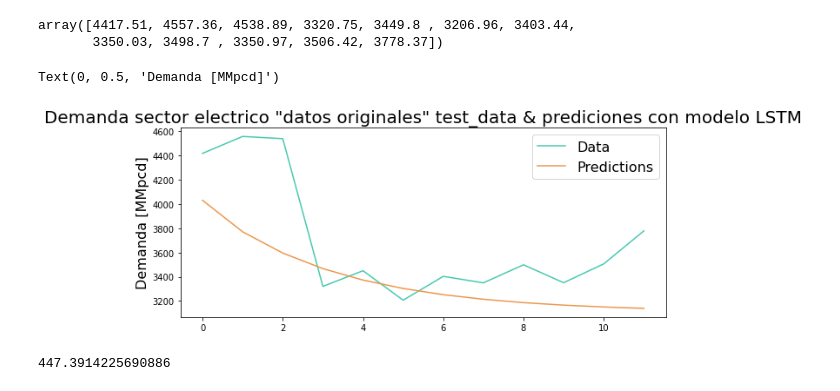
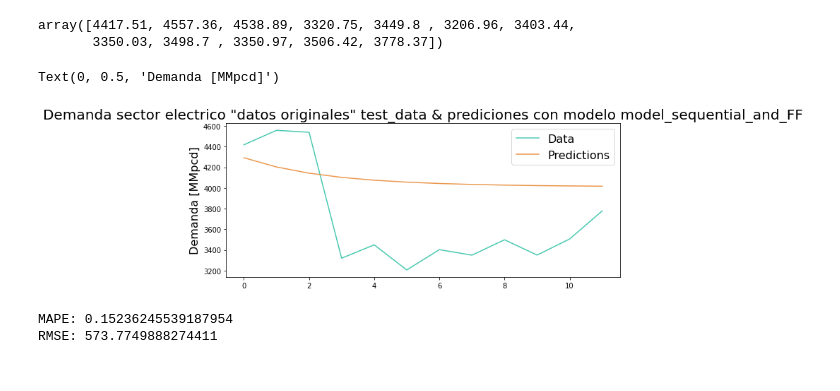
Before and after one commit to Sergio-Ibarra-1795/Diplomado_UNAM_DC_Full_gitHub, a Jupyter notebook: Diplomado_DS_Proyecto_Final/Demanda_electrico_FFNN_try0.ipynb, the cells around one changed output. Saved outputs shown, nothing was run; the diff lists cells and outputs as text; code cells hidden in the pictures.

Commit message:
Primera correcion del archivo Demanda_electrico_FFNN

```diff
--- a/Diplomado_DS_Proyecto_Final/Demanda_electrico_FFNN_try0.ipynb
+++ b/Diplomado_DS_Proyecto_Final/Demanda_electrico_FFNN_try0.ipynb
@@ -235,2 +307,0 @@ model_sequential_and_FF.compile(optimizer='adam', loss='mse')
-# %%
-model_sequential_and_FF.fit(data_generator, epochs=25)
@@ -349,7 +403,7 @@ Ahora ser hará una función que irá formando batch de n_input para ir predicie
 n_input = 24
 n_features = 1
 # %%
-test_predictions = []
+test_predictions_model_sequential_and_FF = []
 
 first_eval_batch = csv_demanda_electrico_scaled_train[-n_input:]
 current_batch = first_eval_batch.reshape((1, n_input, n_features))
@@ -360,7 +414,7 @@ for i in range(len(csv_demanda_electrico_scaled_test)):
     current_pred = model_sequential_and_FF.predict(current_batch)[0][-1][0]
 
     # append the prediction into the array
-    test_predictions.append(current_pred)
+    test_predictions_model_sequential_and_FF.append(current_pred)
 
     # use the prediction to update the batch and remove the first value
     current_batch = np.append(current_batch[:,1:,:],[[[current_pred]]],axis=1)
@@ -397,11 +451,11 @@ test_predictions
 import numpy as np
 
 # Convert the Python list to a NumPy array
-test_predictions_array = np.array(test_predictions)
+test_predictions_model_sequential_and_FF_array = np.array(test_predictions_model_sequential_and_FF)
 
 # Assuming test_predictions is your 1D array
 # Reshape it into a 2D array with a single column
-test_predictions_2d = test_predictions_array.reshape(-1, 1)
+test_predictions_model_sequential_and_FF_2d = test_predictions_model_sequential_and_FF_array.reshape(-1, 1)
 
-test_predictions_2d
+test_predictions_model_sequential_and_FF_2d
 # %% [output]
@@ -472,0 +476,3 @@ dtype: object
+# %%
+predictions_model_sequential_and_FF_rescaled = MinMax_scaler.inverse_transform(test_predictions_model_sequential_and_FF_2d)
+predictions_model_sequential_and_FF_rescaled
@@ -478,19 +497,25 @@ array([4417.51, 4557.36, 4538.89, 3320.75, 3449.8 , 3206.96, 3403.44,
 # %%
 ##Ploting the predicitons vs the test_data
 plt.figure(figsize =(10,4))
 plt.plot(csv_demanda_electrico_original_test_data['Demanded_Gas'].values, color='#48C9B0')
-plt.plot(true_predictions, color='#EB984E')
+plt.plot(predictions_model_sequential_and_FF_rescaled, color='#EB984E')
 plt.legend(('Data', 'Predictions'), fontsize=16)
 
-plt.title('Demanda sector electrico "datos originales" test_data & prediciones con modelo LSTM', fontsize=20)
+plt.title('Demanda sector electrico "datos originales" test_data & prediciones con modelo model_sequential_and_FF', fontsize=20)
 plt.ylabel('Demanda [MMpcd]', fontsize=16)
 # %% [output]
 Text(0, 0.5, 'Demanda [MMpcd]')
-[figure, old version]
+[figure, new version]
-# %%
-from sklearn.metrics import mean_squared_error
-from math import sqrt
-rmse=sqrt(mean_squared_error(csv_demanda_electrico_original_test_data['Demanded_Gas'],true_predictions))
-print(rmse)
-# %% [output]
-447.3914225690886
+# %%
+from sklearn.metrics import mean_absolute_percentage_error, mean_squared_error
+import numpy as np
+
+# Compute errors
+MAPE_predictions_model_sequential_and_FF = mean_absolute_percentage_error(csv_demanda_electrico_original_test_data['Demanded_Gas'].values, predictions_model_sequential_and_FF_rescaled)
+RMSE_predictions_model_sequential_and_FF = np.sqrt(mean_squared_error(csv_demanda_electrico_original_test_data['Demanded_Gas'].values, predictions_model_sequential_and_FF_rescaled))
+
+print('MAPE:', MAPE_predictions_model_sequential_and_FF)
+print('RMSE:', RMSE_predictions_model_sequential_and_FF)
+# %% [output]
+MAPE: 0.15236245539187954
+RMSE: 573.7749888274411
```
Also changed, not shown: parts of 44 cells of this notebook.
